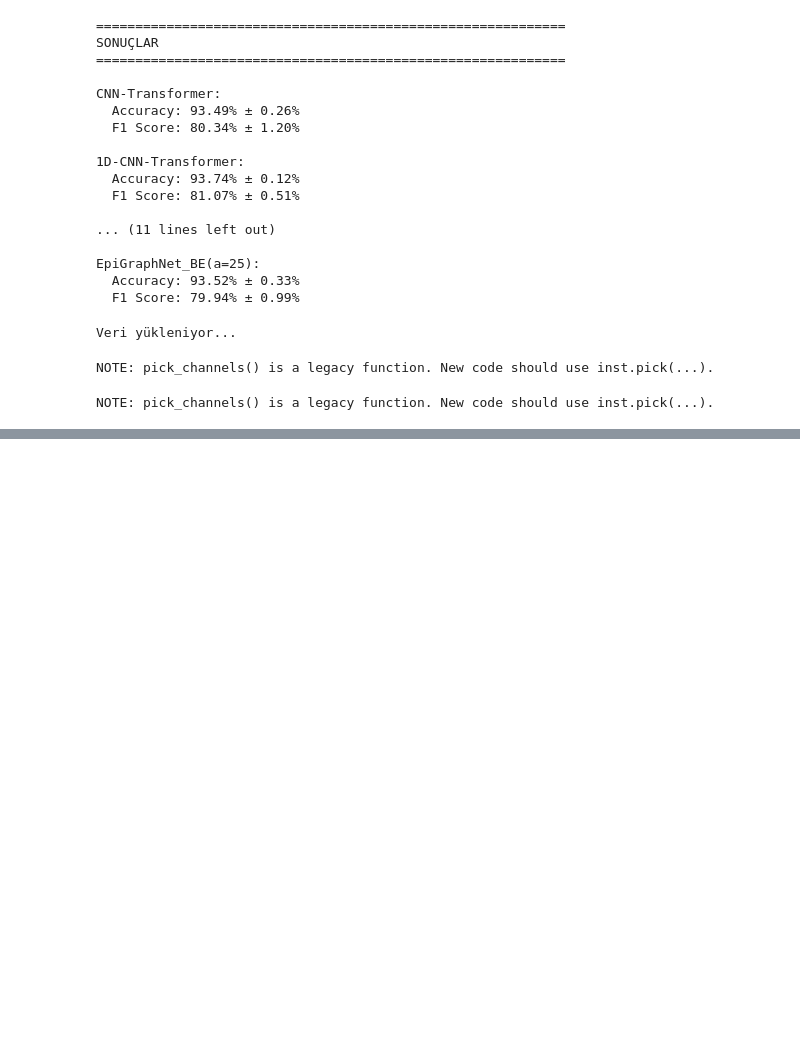
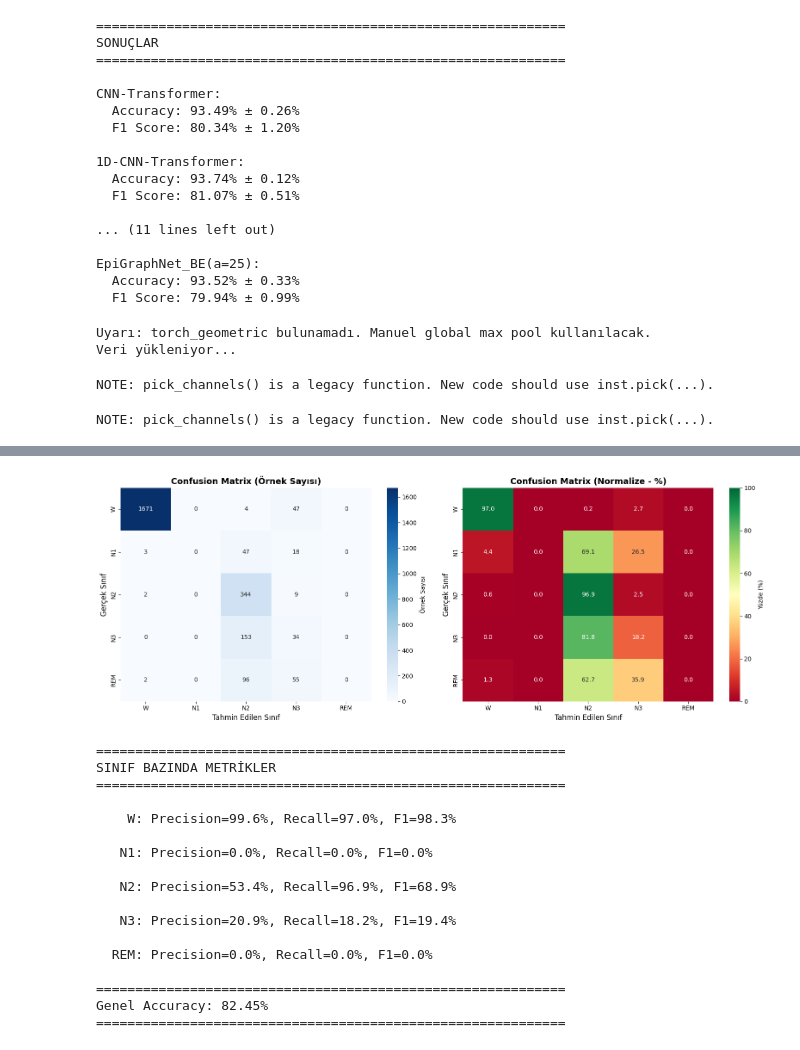
Before and after one commit to 0nur0duncu/NeuroGraphT, a Jupyter notebook: main.ipynb, the cells around one changed output, grey strips where cells are left out. Saved outputs shown, nothing was run; the diff lists cells and outputs as text; code cells hidden in the pictures; blank space fills up the shorter version.

```diff
--- a/main.ipynb
+++ b/main.ipynb
@@ -204,6 +189,7 @@ EpiGraphNet_BE(a=25):
   Accuracy: 93.52% ± 0.33%
   F1 Score: 79.94% ± 0.99%
 # %%
+# Confusion matrix görselleştirme
 import matplotlib.pyplot as plt
 import seaborn as sns
 from sklearn.metrics import confusion_matrix
@@ -213,6 +199,7 @@ import torch
 from torch.utils.data import DataLoader
 import numpy as np
 
+# Veri setini yükle (küçük bir subset)
 print("Veri yükleniyor...")
 signals, labels, _ = load_sleep_edf_dataset(
     data_dir=data_path,
@@ -220,33 +207,23 @@ signals, labels, _ = load_sleep_edf_dataset(
     verbose=False
 )
 
+# Train/test split
 from sklearn.model_selection import train_test_split
 X_train, X_test, y_train, y_test = train_test_split(
     signals, labels, test_size=0.3, random_state=42, stratify=labels
 )
 
+# Model oluştur ve hızlı eğit
 device = torch.device("cuda" if torch.cuda.is_available() else "cpu")
 model = NeuroGraphT(num_classes=5).to(device)
-
-# ⚖️ BALANCED WEIGHTED LOSS - Muhafazakar weight'ler
-# Inverse frequency-based weighting ile başlayalım
-class_counts = np.bincount(y_train)
-total = len(y_train)
-class_weights_calc = total / (len(class_counts) * class_counts)
-
-# Manuel ayarlama: biraz yumuşatma
-class_weights = torch.tensor([1.0, 5.0, 2.0, 7.0, 4.0], dtype=torch.float32).to(device)
-criterion = torch.nn.CrossEntropyLoss(weight=class_weights)
-print(f"⚖️  Class weights: [W:1.0, N1:5.0, N2:2.0, N3:7.0, REM:4.0]")
-print(f"   (Muhafazakar - 30x yerine 5x)")
-
+criterion = torch.nn.CrossEntropyLoss()
 optimizer = torch.optim.Adam(model.parameters(), lr=0.001)
 
-print(f"\nModel eğitiliyor ({device})...")
+# Hızlı eğitim (5 epoch)
+print(f"Model eğitiliyor ({device})...")
 train_loader = DataLoader(SleepEDFDataset(X_train, y_train), batch_size=64, shuffle=True)
 model.train()
-for epoch in range(10):  # 5 → 10 epoch (daha iyi öğrenme)
-    total_loss = 0
+for epoch in range(5):
     for batch_x, batch_y in train_loader:
         batch_x, batch_y = batch_x.to(device), batch_y.to(device)
         optimizer.zero_grad()
@@ -254,11 +231,9 @@ for epoch in range(10):  # 5 → 10 epoch (daha iyi öğrenme)
         loss = criterion(outputs, batch_y)
         loss.backward()
         optimizer.step()
-        total_loss += loss.item()
-    avg_loss = total_loss / len(train_loader)
-    if epoch % 2 == 0 or epoch == 9:
-        print(f"  Epoch {epoch+1}/10 - Loss: {avg_loss:.4f}")
+    print(f"  Epoch {epoch+1}/5 - Loss: {loss.item():.4f}")
 
+# Test ve tahmin
 print("\nTest ediliyor...")
 model.eval()
 test_loader = DataLoader(SleepEDFDataset(X_test, y_test), batch_size=64, shuffle=False)
@@ -273,30 +248,36 @@ with torch.no_grad():
         all_preds.extend(preds)
         all_labels.extend(batch_y.numpy())
 
+# Confusion matrix hesapla
 cm = confusion_matrix(all_labels, all_preds)
 stage_names = ['W', 'N1', 'N2', 'N3', 'REM']
 
+# Normalize et (yüzde olarak)
 cm_normalized = cm.astype('float') / cm.sum(axis=1)[:, np.newaxis] * 100
 
+# Görselleştir
 fig, (ax1, ax2) = plt.subplots(1, 2, figsize=(16, 6))
 
+# Ham confusion matrix
 sns.heatmap(cm, annot=True, fmt='d', cmap='Blues', xticklabels=stage_names,
             yticklabels=stage_names, ax=ax1, cbar_kws={'label': 'Örnek Sayısı'})
 ax1.set_xlabel('Tahmin Edilen Sınıf', fontsize=12)
 ax1.set_ylabel('Gerçek Sınıf', fontsize=12)
 ax1.set_title('Confusion Matrix (Örnek Sayısı)', fontsize=14, fontweight='bold')
 
+# Normalize confusion matrix (%)
 sns.heatmap(cm_normalized, annot=True, fmt='.1f', cmap='RdYlGn', xticklabels=stage_names,
             yticklabels=stage_names, ax=ax2, vmin=0, vmax=100, cbar_kws={'label': 'Yüzde (%)'})
 ax2.set_xlabel('Tahmin Edilen Sınıf', fontsize=12)
 ax2.set_ylabel('Gerçek Sınıf', fontsize=12)
-ax2.set_title('Confusion Matrix (%) - Balanced Weights', fontsize=14, fontweight='bold')
+ax2.set_title('Confusion Matrix (Normalize - %)', fontsize=14, fontweight='bold')
 
 plt.tight_layout()
 plt.show()
 
+# Sınıf bazında metrikler
 print(f"\n{'='*60}")
-print("SINIF BAZINDA METRİKLER (BALANCED WEIGHTED LOSS)")
+print("SINIF BAZINDA METRİKLER")
 print(f"{'='*60}")
 for i, stage in enumerate(stage_names):
     tp = cm[i, i]
@@ -312,9 +293,9 @@ for i, stage in enumerate(stage_names):
 accuracy = np.trace(cm) / cm.sum() * 100
 print(f"\n{'='*60}")
 print(f"Genel Accuracy: {accuracy:.2f}%")
-print(f"Macro F1: {np.mean([2*(tp/(tp+fp if tp+fp>0 else 1))*(tp/(tp+fn if tp+fn>0 else 1))/((tp/(tp+fp if tp+fp>0 else 1))+(tp/(tp+fn if tp+fn>0 else 1))) if (tp/(tp+fp if tp+fp>0 else 1))+(tp/(tp+fn if tp+fn>0 else 1))>0 else 0 for i,stage in enumerate(stage_names) for tp,fp,fn in [(cm[i,i], cm[:,i].sum()-cm[i,i], cm[i,:].sum()-cm[i,i])]]):.2f}%")
 print(f"{'='*60}")
 # %% [output]
+Uyarı: torch_geometric bulunamadı. Manuel global max pool kullanılacak.
 Veri yükleniyor...
 NOTE: pick_channels() is a legacy function. New code should use inst.pick(...).
 NOTE: pick_channels() is a legacy function. New code should use inst.pick(...).
@@ -321,2 +311,20 @@ NOTE: pick_channels() is a legacy function. New code should use inst.pick(...).
+[figure, added]
+============================================================
+SINIF BAZINDA METRİKLER
+============================================================
+
+    W: Precision=99.6%, Recall=97.0%, F1=98.3%
+
+   N1: Precision=0.0%, Recall=0.0%, F1=0.0%
+
+   N2: Precision=53.4%, Recall=96.9%, F1=68.9%
+
+   N3: Precision=20.9%, Recall=18.2%, F1=19.4%
+
+  REM: Precision=0.0%, Recall=0.0%, F1=0.0%
+
+============================================================
+Genel Accuracy: 82.45%
+============================================================
 # %%
 !python run_experiments_kfold.py --k-folds 5 --config config/config.yaml
```
Also changed, not shown: parts of 3 cells of this notebook, 4 other files.
